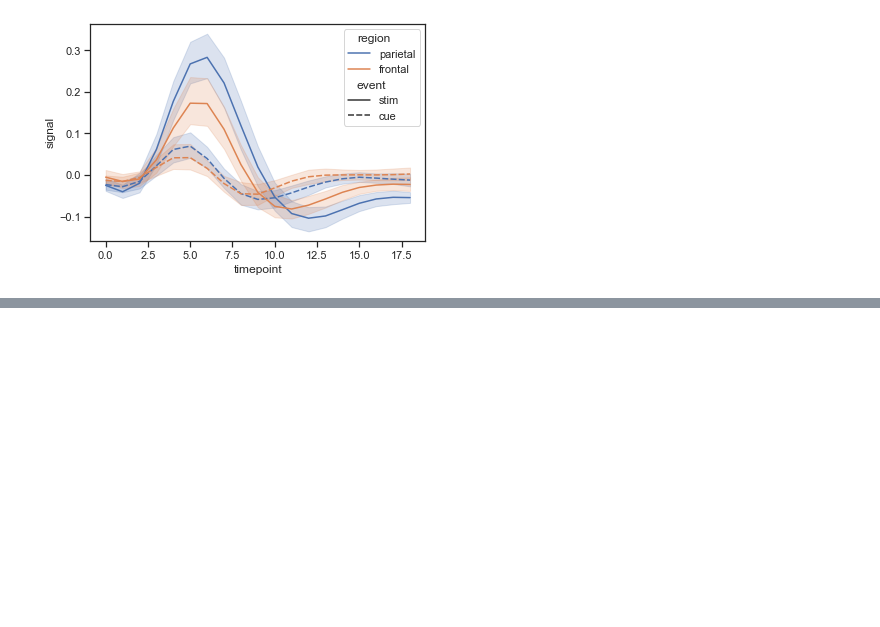
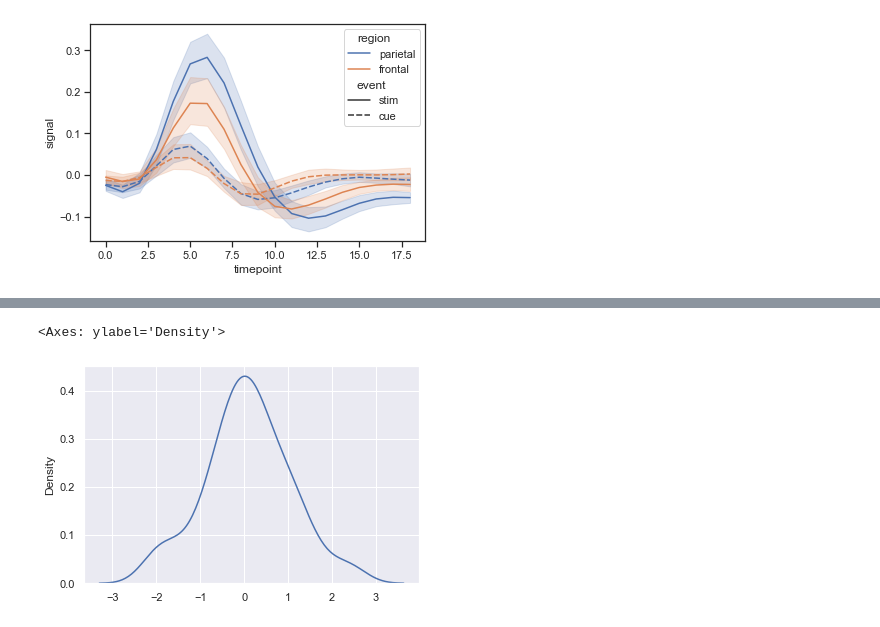
Before and after one commit to anandmukul1701/Data_Science, a Jupyter notebook: Applied AI/M2 - EDA & Data Vizualisation/Live Session Notebooks/Code Walkthrough live.ipynb, the cells around one changed output, grey strips where cells are left out. Drawn from its saved outputs; the diff is of its cells as text; code cells hidden in the pictures; blank space fills up the shorter version.

```diff
--- a/Applied AI/M2 - EDA & Data Vizualisation/Live Session Notebooks/Code Walkthrough live.ipynb
+++ b/Applied AI/M2 - EDA & Data Vizualisation/Live Session Notebooks/Code Walkthrough live.ipynb
@@ -190,0 +222,5 @@ ax = sns.lineplot(data=fmri, x='timepoint', y='signal', hue='region',style='even
+# %%
+sns.kdeplot(x)
+# %% [output]
+<Axes: ylabel='Density'>
+[figure, added]
```
Also changed, not shown: parts of 8 cells of this notebook.
